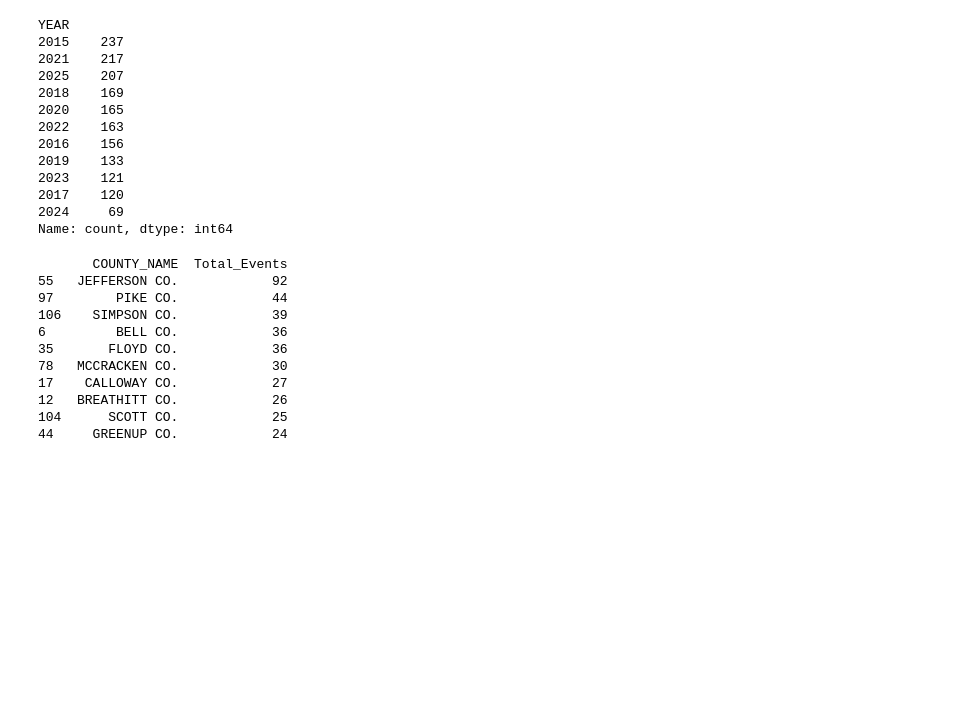
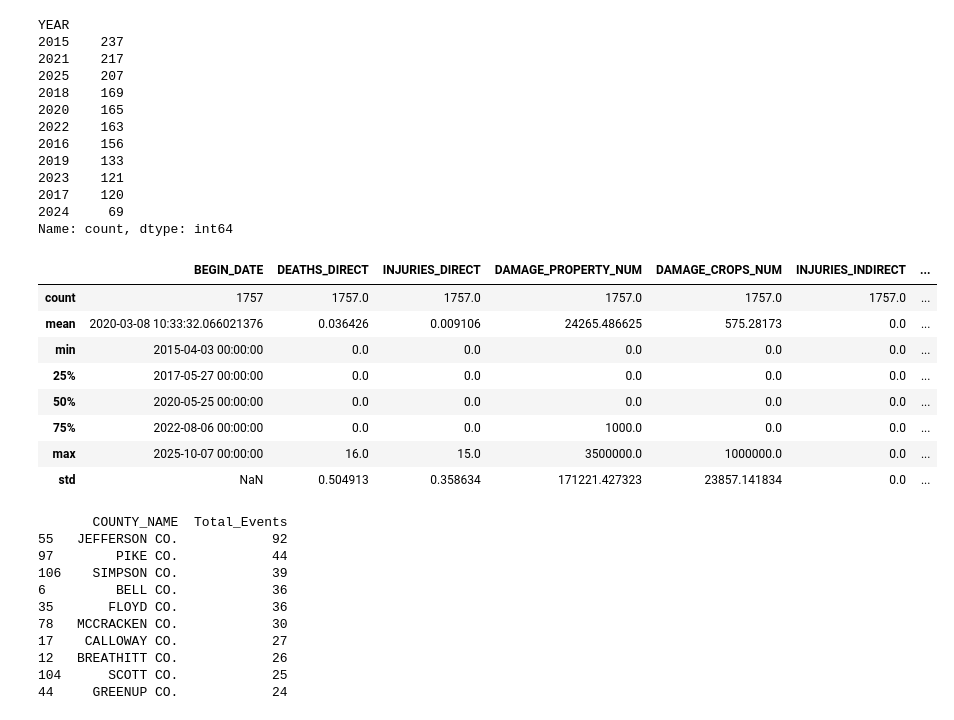
Before and after one commit to ashleyadehart/flash_floods_ky_2015_2025, a Jupyter notebook: flash_floods_ky_2015_2025.ipynb, the cells around one changed output. Drawn from its saved outputs; the diff is of its cells as text; code cells hidden in the pictures; blank space fills up the shorter version.

```diff
--- a/flash_floods_ky_2015_2025.ipynb
+++ b/flash_floods_ky_2015_2025.ipynb
@@ -143,11 +144,7 @@ print(df.columns.tolist())
 ['EVENT_ID', 'COUNTY_NAME', 'BEGIN_LOCATION', 'BEGIN_DATE', 'BEGIN_TIME', 'EVENT_TYPE', 'MAGNITUDE', 'TOR_F_SCALE', 'DEATHS_DIRECT', 'INJURIES_DIRECT', 'DAMAGE_PROPERTY_NUM', 'DAMAGE_CROPS_NUM', 'STAT ...
 # %%
 # Drop columns using .drop()
-df.drop(columns=['MAGNITUDE'], inplace=True)
-df.drop(columns=['MAGNITUDE_TYPE'], inplace=True)
-df.drop(columns=['TOR_F_SCALE'], inplace=True)
-df.drop(columns=['TOR_LENGTH'], inplace=True)
-df.drop(columns=['TOR_WIDTH'], inplace=True)
+df.drop(columns=['MAGNITUDE', 'MAGNITUDE_TYPE', 'TOR_F_SCALE', 'TOR_LENGTH', 'TOR_WIDTH'], inplace=True)
 
 print(df.columns.tolist())
 # %% [output]
@@ -156,11 +153,13 @@ print(df.columns.tolist())
 # Fix data types using .astype()
 df = df.astype({'BEGIN_DATE': 'datetime64[ns]'})
 df = df.astype({'END_DATE': 'datetime64[ns]'})
-df = df.astype({'EVENT_ID': 'object'})
-df = df.astype({'BEGIN_TIME': 'object'})
-df = df.astype({'END_TIME': 'object'})
-df = df.astype({'EPISODE_ID': 'object'})
-df = df.astype({'CZ_FIPS': 'object'})
+df = df.astype({'EVENT_ID': 'string'})
+df = df.astype({'BEGIN_TIME': 'string'})
+df = df.astype({'END_TIME': 'string'})
+df = df.astype({'EPISODE_ID': 'string'})
+df = df.astype({'CZ_FIPS': 'string'})
+df = df.astype({'EVENT_NARRATIVE': 'string'})
+df = df.astype({'EPISODE_NARRATIVE': 'string'})
 
 print(df.dtypes)
 # %% [output]
@@ -241,6 +228,8 @@ np.int64(0)
 # Create YEAR column
 df["YEAR"] = df["BEGIN_DATE"].dt.year
 
+df = df.astype({'YEAR': 'int64'})
+
 print(df["YEAR"].value_counts())
 # %% [output]
 YEAR
@@ -256,6 +245,18 @@ YEAR
 2017    120
 2024     69
 Name: count, dtype: int64
+# %%
+df.describe()
+# %% [output]
+|  | BEGIN_DATE | DEATHS_DIRECT | INJURIES_DIRECT | DAMAGE_PROPERTY_NUM | DAMAGE_CROPS_NUM | INJURIES_INDIRECT | ... |
+| count | 1757 | 1757.0 | 1757.0 | 1757.0 | 1757.0 | 1757.0 | ... |
+| mean | 2020-03-08 10:33:32.066021376 | 0.036426 | 0.009106 | 24265.486625 | 575.28173 | 0.0 | ... |
+| min | 2015-04-03 00:00:00 | 0.0 | 0.0 | 0.0 | 0.0 | 0.0 | ... |
+| 25% | 2017-05-27 00:00:00 | 0.0 | 0.0 | 0.0 | 0.0 | 0.0 | ... |
+| 50% | 2020-05-25 00:00:00 | 0.0 | 0.0 | 0.0 | 0.0 | 0.0 | ... |
+| 75% | 2022-08-06 00:00:00 | 0.0 | 0.0 | 1000.0 | 0.0 | 0.0 | ... |
+| max | 2025-10-07 00:00:00 | 16.0 | 15.0 | 3500000.0 | 1000000.0 | 0.0 | ... |
+| std | NaN | 0.504913 | 0.358634 | 171221.427323 | 23857.141834 | 0.0 | ... |
 # %%
 # Use .groupby() to explore number of flash flood events by county
 county_counts = (
```
Also changed, not shown: parts of 8 cells of this notebook, 2 other files.
